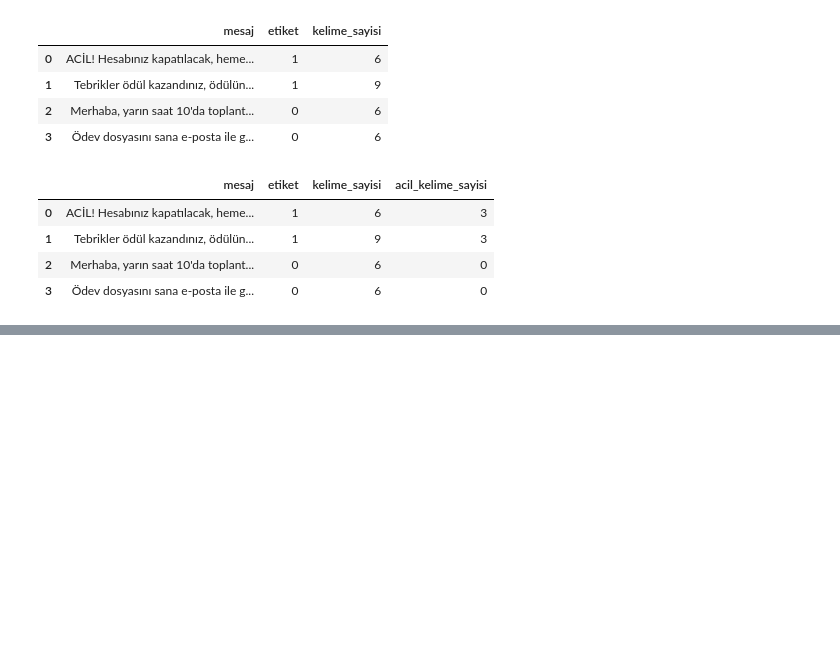
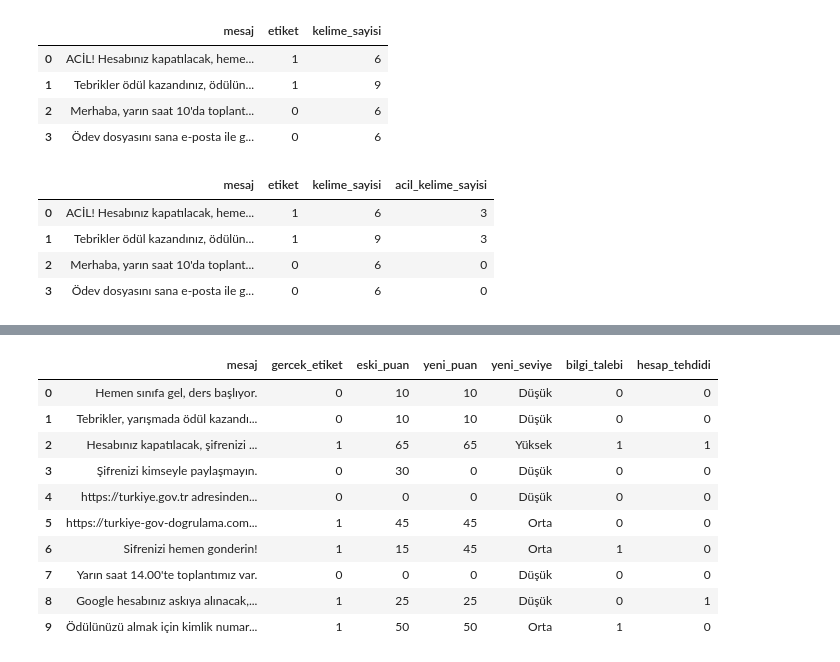
Before and after one commit to cinarersoz53-glitch/dgjb, a Jupyter notebook: siberDil.ipynb, the cells around one changed output, grey strips where cells are left out. Cells and saved outputs as stored; diff of their text form; code cells hidden in the pictures; blank space fills up the shorter version.

```diff
--- a/siberDil.ipynb
+++ b/siberDil.ipynb
@@ -80,0 +2194,63 @@ display(df)
+# %%
+
+# ADIM 8.15: SiberDil V2 analiz sistemi
+
+import pandas as pd
+
+def siberdil_analiz_v2(mesaj):
+
+    # Önceki birleşik analiz
+    sonuc = siberdil_tam_analiz(mesaj)
+
+    # URL'leri metinden çıkar
+    temiz_mesaj = str(mesaj)
+
+    for url in url_bul(temiz_mesaj):
+        temiz_mesaj = temiz_mesaj.replace(url, " ")
+
+    # Geliştirilmiş dilsel kontroller
+    sonuc["bilgi_talebi"] = bilgi_talebi_v2(temiz_mesaj)
+    sonuc["hesap_tehdidi"] = hesap_tehdidi_v2(temiz_mesaj)
+
+    # Yeni risk puanı
+    sonuc["risk_puani"] = risk_puani_hesapla_v2(sonuc)
+
+    sonuc["risk_seviyesi"] = risk_seviyesi_belirle(
+        sonuc["risk_puani"]
+    )
+
+    return sonuc
+
+
+# Önceki 10 mesajlık kontrol veri setini yeniden analiz et
+v2_sonuclar = []
+
+for _, satir in df_kontrol.iterrows():
+
+    sonuc = siberdil_analiz_v2(satir["mesaj"])
+
+    v2_sonuclar.append({
+        "mesaj": satir["mesaj"],
+        "gercek_etiket": satir["gercek_etiket"],
+        "eski_puan": satir["risk_puani"],
+        "yeni_puan": sonuc["risk_puani"],
+        "yeni_seviye": sonuc["risk_seviyesi"],
+        "bilgi_talebi": sonuc["bilgi_talebi"],
+        "hesap_tehdidi": sonuc["hesap_tehdidi"]
+    })
+
+df_v2 = pd.DataFrame(v2_sonuclar)
+
+display(df_v2)
+# %% [output]
+|  | mesaj | gercek_etiket | eski_puan | yeni_puan | yeni_seviye | bilgi_talebi | hesap_tehdidi |
+| 0 | Hemen sınıfa gel, ders başlıyor. | 0 | 10 | 10 | Düşük | 0 | 0 |
+| 1 | Tebrikler, yarışmada ödül kazandı... | 0 | 10 | 10 | Düşük | 0 | 0 |
+| 2 | Hesabınız kapatılacak, şifrenizi ... | 1 | 65 | 65 | Yüksek | 1 | 1 |
+| 3 | Şifrenizi kimseyle paylaşmayın. | 0 | 30 | 0 | Düşük | 0 | 0 |
+| 4 | https://turkiye.gov.tr adresinden... | 0 | 0 | 0 | Düşük | 0 | 0 |
+| 5 | https://turkiye-gov-dogrulama.com... | 1 | 45 | 45 | Orta | 0 | 0 |
+| 6 | Sifrenizi hemen gonderin! | 1 | 15 | 45 | Orta | 1 | 0 |
+| 7 | Yarın saat 14.00'te toplantımız var. | 0 | 0 | 0 | Düşük | 0 | 0 |
+| 8 | Google hesabınız askıya alınacak,... | 1 | 25 | 25 | Düşük | 0 | 1 |
+| 9 | Ödülünüzü almak için kimlik numar... | 1 | 50 | 50 | Orta | 1 | 0 |
```
Also changed, not shown: parts of 66 cells of this notebook.
